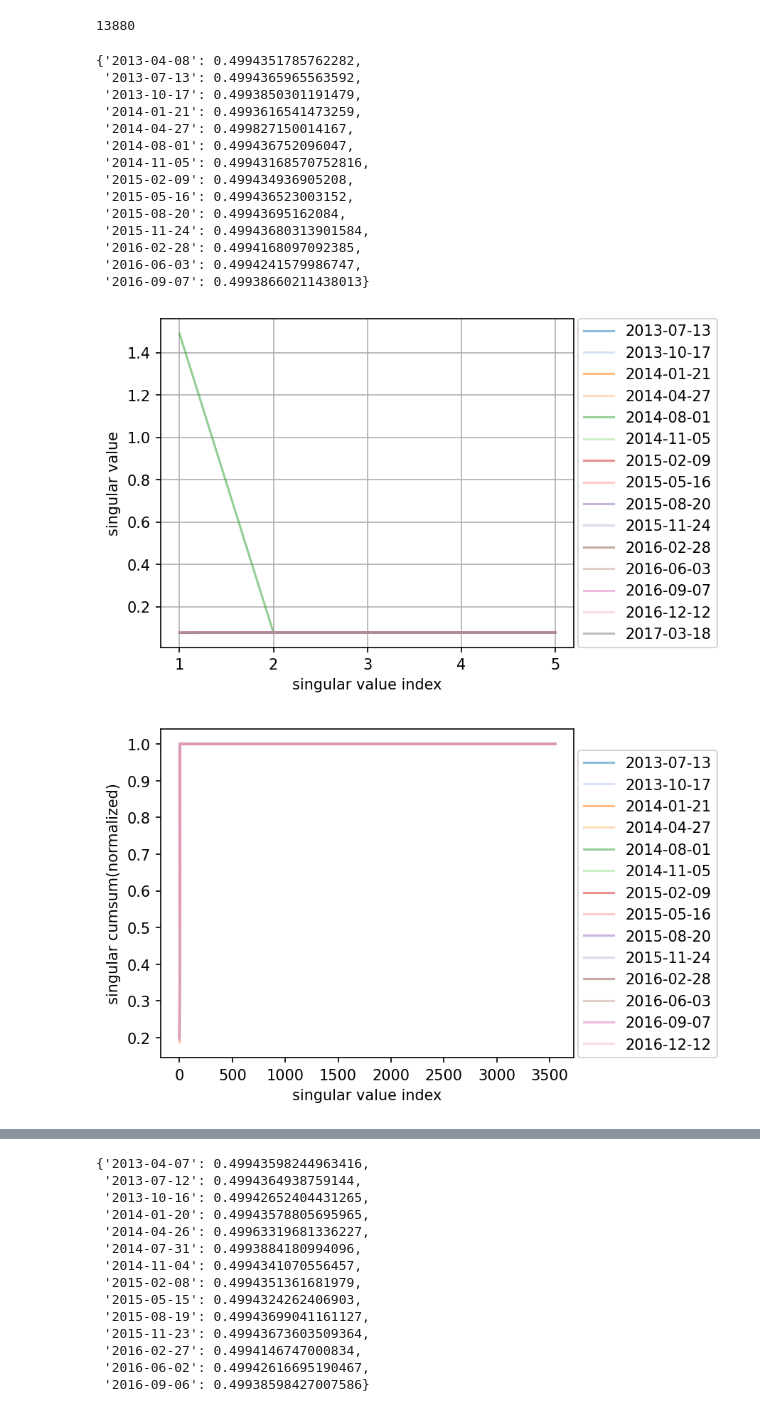
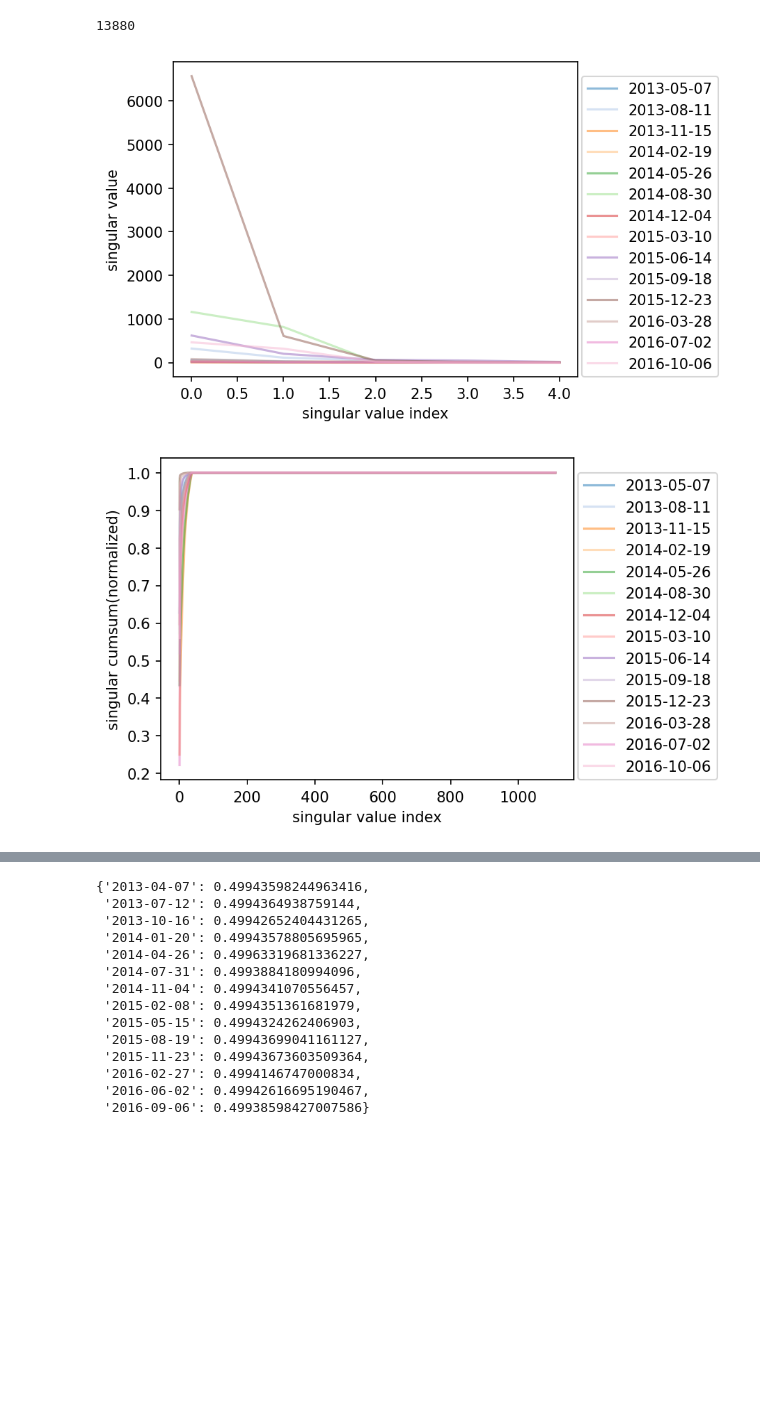
Before and after one commit to Matthew-ymz/Time-series-forecasting-for-causal-emergence, a Jupyter notebook: postprocessing/jacobian_svd.ipynb, the cells around one changed output, grey strips where cells are left out. Cells and saved outputs as stored; diff of their text form; code cells hidden in the pictures; blank space fills up the shorter version.

```diff
--- a/postprocessing/jacobian_svd.ipynb
+++ b/postprocessing/jacobian_svd.ipynb
@@ -94,25 +117,10 @@ days_difference = (end_date - start_date).days
 days_difference
 # %% [output]
 13880
-# %%
-batch_size = 8
-test_id = 'long_term_forecast_iT_cov_qbo_daily_1520_rbt_iTransformer_cov_QBO_ft5_sl96_pl96_dm512_nh8_el4_dl1_df512_fc3_flocvali_first_lam0.001_dtTrue_Exp_'
-plot_singular(test_id, seeds = 1, length=96, dims=5, start=12516, end=13860, interval=96, window=5, sigmas=True)
-plot_singular_cum(test_id, seeds = 1, length=96, dims=5, start=12516, end=13860, interval=96, window='all', sigmas=True, figure_show=True)
-# %% [output]
-{'2013-04-08': 0.4994351785762282,
- '2013-07-13': 0.4994365965563592,
- '2013-10-17': 0.4993850301191479,
- '2014-01-21': 0.4993616541473259,
- '2014-04-27': 0.499827150014167,
- '2014-08-01': 0.499436752096047,
- '2014-11-05': 0.49943168570752816,
- '2015-02-09': 0.499434936905208,
- '2015-05-16': 0.499436523003152,
- '2015-08-20': 0.49943695162084,
- '2015-11-24': 0.49943680313901584,
- '2016-02-28': 0.4994168097092385,
- '2016-06-03': 0.4994241579986747,
- '2016-09-07': 0.49938660211438013}
-[figure, removed]
-[figure, removed]
+# %%
+batch_size = 8
+test_id = 'long_term_forecast_iT_cov_qbo_daily_1520_iTransformer_cov_QBO_ft-1_sl30_pl30_dm512_nh8_el4_dl1_df512_fc3_flocvali_test_first_lam0.001_dtTrue_Exp_'
+gn_dic, singular, us, vts = plot_singular_cum(test_id, seed = 0, start=12515, end=13859, interval=96, sigmas=True)
+# %% [output]
+[figure, added]
+[figure, added]
```
Also changed, not shown: parts of 5 cells of this notebook, 16 other files.
